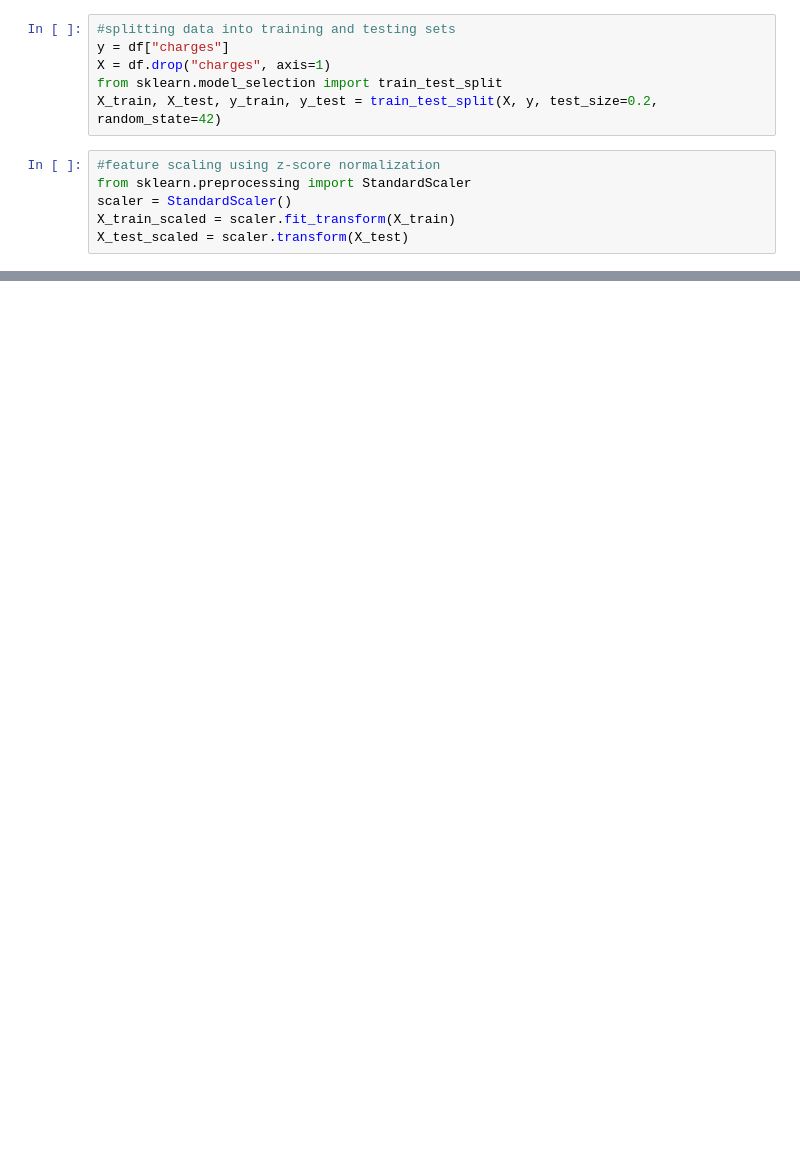
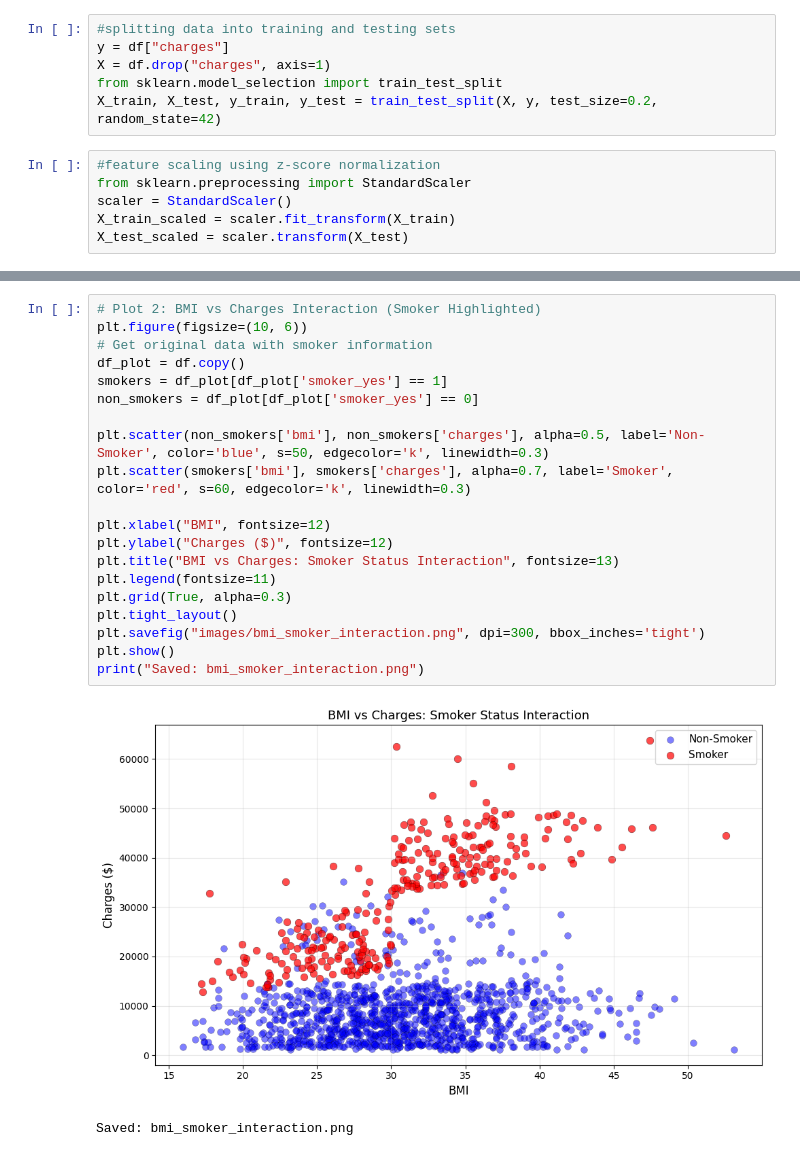
Before and after one commit to moustafa-ash/Medical-Insurance-Premium-Predictor, a Jupyter notebook: baseline_model.ipynb, the cells around one changed output, grey strips where cells are left out. Drawn from its saved outputs; the diff is of its cells as text; blank space fills up the shorter version.

```diff
--- a/baseline_model.ipynb
+++ b/baseline_model.ipynb
@@ -119,3 +209,26 @@ plt.show()
+# %%
+# Plot 2: BMI vs Charges Interaction (Smoker Highlighted)
+plt.figure(figsize=(10, 6))
+# Get original data with smoker information
+df_plot = df.copy()
+smokers = df_plot[df_plot['smoker_yes'] == 1]
+non_smokers = df_plot[df_plot['smoker_yes'] == 0]
+
+plt.scatter(non_smokers['bmi'], non_smokers['charges'], alpha=0.5, label='Non-Smoker', color='blue', s=50, edgecolor='k', linewidth=0.3)
+plt.scatter(smokers['bmi'], smokers['charges'], alpha=0.7, label='Smoker', color='red', s=60, edgecolor='k', linewidth=0.3)
+
+plt.xlabel("BMI", fontsize=12)
+plt.ylabel("Charges ($)", fontsize=12)
+plt.title("BMI vs Charges: Smoker Status Interaction", fontsize=13)
+plt.legend(fontsize=11)
+plt.grid(True, alpha=0.3)
+plt.tight_layout()
+plt.savefig("images/bmi_smoker_interaction.png", dpi=300, bbox_inches='tight')
+plt.show()
+print("Saved: bmi_smoker_interaction.png")
+# %% [output]
+[figure, added]
+Saved: bmi_smoker_interaction.png
 # %%
 import joblib
 joblib.dump(ridge_model, "insurance_model.pkl")
```
Also changed, not shown: parts of 14 cells of this notebook, 4 other files.
